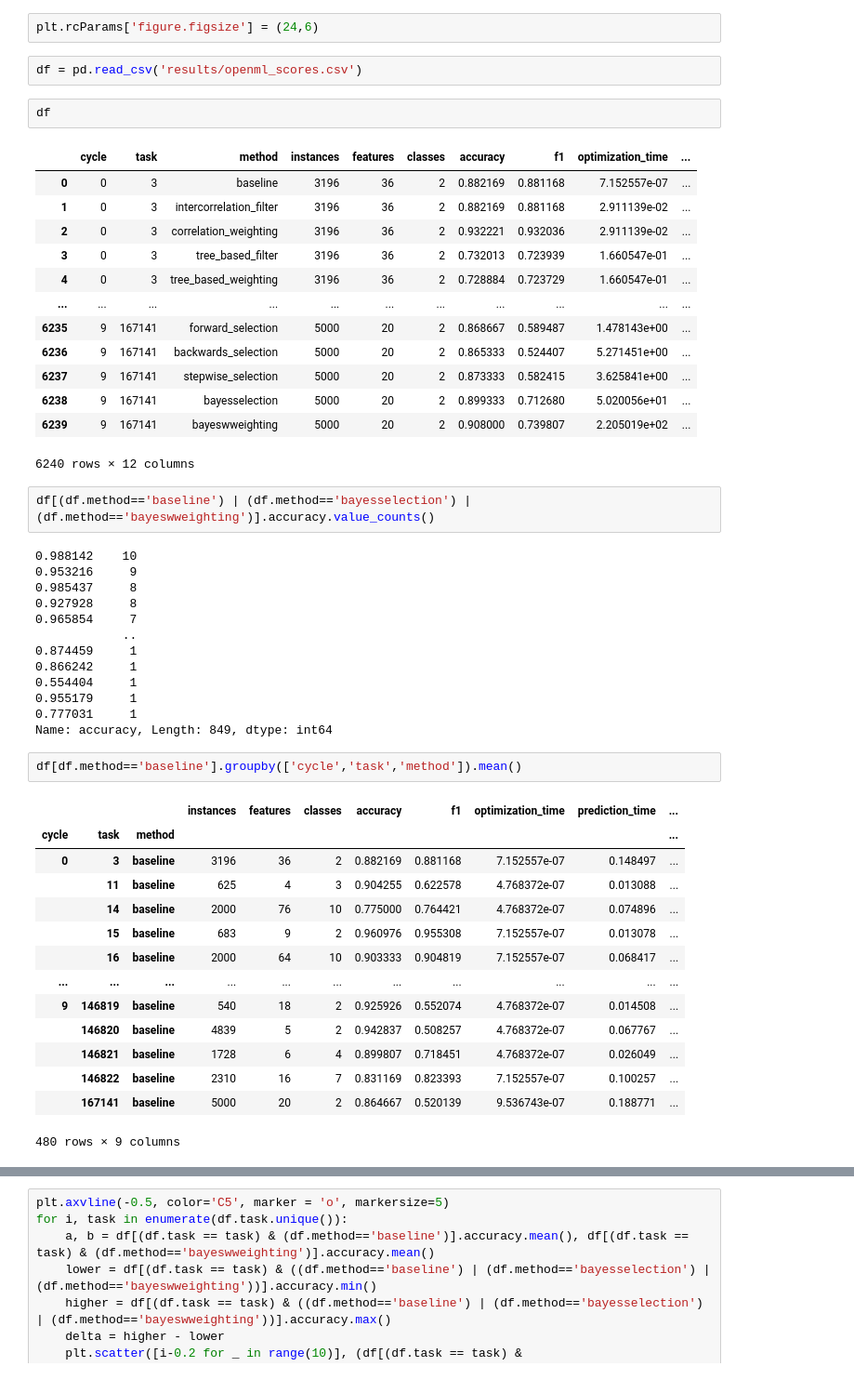
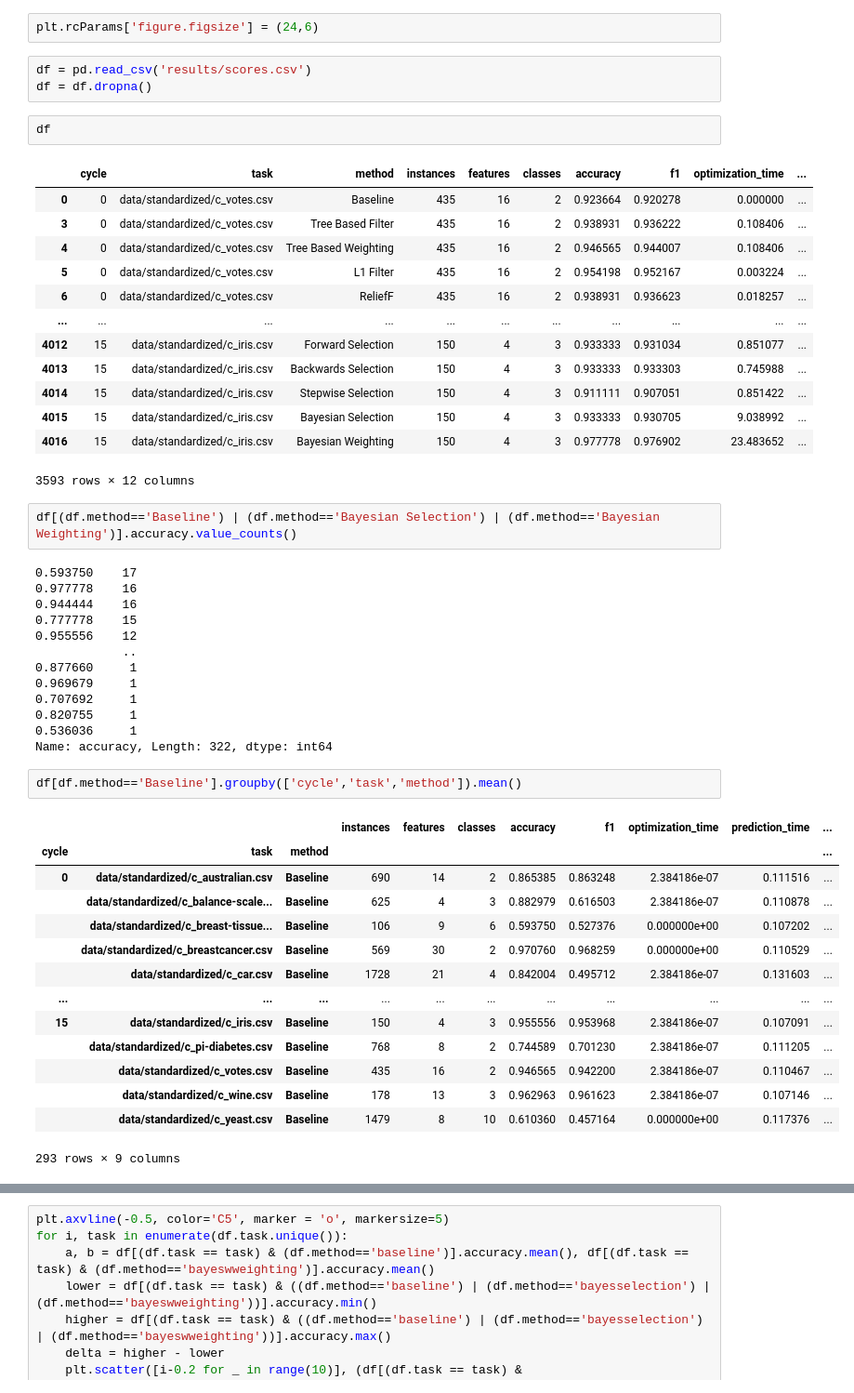
Before and after one commit to nvsclub/FeatureWeightingWithOptuna, a Jupyter notebook: test.ipynb, the cells around one changed output, grey strips where cells are left out. Shown at 93% size. Cells and saved outputs as stored; diff of their text form.

```diff
--- a/test.ipynb
+++ b/test.ipynb
@@ -5,55 +5,56 @@ import numpy as np
 # %%
 plt.rcParams['figure.figsize'] = (24,6)
 # %%
-df = pd.read_csv('results/openml_scores.csv')
+df = pd.read_csv('results/scores.csv')
+df = df.dropna()
 # %%
 df
 # %% [output]
 |  | cycle | task | method | instances | features | classes | accuracy | f1 | optimization_time | ... |
-| 0 | 0 | 3 | baseline | 3196 | 36 | 2 | 0.882169 | 0.881168 | 7.152557e-07 | ... |
-| 1 | 0 | 3 | intercorrelation_filter | 3196 | 36 | 2 | 0.882169 | 0.881168 | 2.911139e-02 | ... |
-| 2 | 0 | 3 | correlation_weighting | 3196 | 36 | 2 | 0.932221 | 0.932036 | 2.911139e-02 | ... |
-| 3 | 0 | 3 | tree_based_filter | 3196 | 36 | 2 | 0.732013 | 0.723939 | 1.660547e-01 | ... |
-| 4 | 0 | 3 | tree_based_weighting | 3196 | 36 | 2 | 0.728884 | 0.723729 | 1.660547e-01 | ... |
+| 0 | 0 | data/standardized/c_votes.csv | Baseline | 435 | 16 | 2 | 0.923664 | 0.920278 | 0.000000 | ... |
+| 3 | 0 | data/standardized/c_votes.csv | Tree Based Filter | 435 | 16 | 2 | 0.938931 | 0.936222 | 0.108406 | ... |
+| 4 | 0 | data/standardized/c_votes.csv | Tree Based Weighting | 435 | 16 | 2 | 0.946565 | 0.944007 | 0.108406 | ... |
+| 5 | 0 | data/standardized/c_votes.csv | L1 Filter | 435 | 16 | 2 | 0.954198 | 0.952167 | 0.003224 | ... |
+| 6 | 0 | data/standardized/c_votes.csv | ReliefF | 435 | 16 | 2 | 0.938931 | 0.936623 | 0.018257 | ... |
 | ... | ... | ... | ... | ... | ... | ... | ... | ... | ... | ... |
-| 6235 | 9 | 167141 | forward_selection | 5000 | 20 | 2 | 0.868667 | 0.589487 | 1.478143e+00 | ... |
-| 6236 | 9 | 167141 | backwards_selection | 5000 | 20 | 2 | 0.865333 | 0.524407 | 5.271451e+00 | ... |
-| 6237 | 9 | 167141 | stepwise_selection | 5000 | 20 | 2 | 0.873333 | 0.582415 | 3.625841e+00 | ... |
-| 6238 | 9 | 167141 | bayesselection | 5000 | 20 | 2 | 0.899333 | 0.712680 | 5.020056e+01 | ... |
-| 6239 | 9 | 167141 | bayeswweighting | 5000 | 20 | 2 | 0.908000 | 0.739807 | 2.205019e+02 | ... |
+| 4012 | 15 | data/standardized/c_iris.csv | Forward Selection | 150 | 4 | 3 | 0.933333 | 0.931034 | 0.851077 | ... |
+| 4013 | 15 | data/standardized/c_iris.csv | Backwards Selection | 150 | 4 | 3 | 0.933333 | 0.933303 | 0.745988 | ... |
+| 4014 | 15 | data/standardized/c_iris.csv | Stepwise Selection | 150 | 4 | 3 | 0.911111 | 0.907051 | 0.851422 | ... |
+| 4015 | 15 | data/standardized/c_iris.csv | Bayesian Selection | 150 | 4 | 3 | 0.933333 | 0.930705 | 9.038992 | ... |
+| 4016 | 15 | data/standardized/c_iris.csv | Bayesian Weighting | 150 | 4 | 3 | 0.977778 | 0.976902 | 23.483652 | ... |
-6240 rows × 12 columns
+3593 rows × 12 columns
 # %%
-df[(df.method=='baseline') | (df.method=='bayesselection') | (df.method=='bayeswweighting')].accuracy.value_counts()
+df[(df.method=='Baseline') | (df.method=='Bayesian Selection') | (df.method=='Bayesian Weighting')].accuracy.value_counts()
 # %% [output]
-0.988142    10
-0.953216     9
-0.985437     8
-0.927928     8
-0.965854     7
+0.593750    17
+0.977778    16
+0.944444    16
+0.777778    15
+0.955556    12
             ..
-0.874459     1
-0.866242     1
-0.554404     1
-0.955179     1
-0.777031     1
-Name: accuracy, Length: 849, dtype: int64
+0.877660     1
+0.969679     1
+0.707692     1
+0.820755     1
+0.536036     1
+Name: accuracy, Length: 322, dtype: int64
 # %%
-df[df.method=='baseline'].groupby(['cycle','task','method']).mean()
+df[df.method=='Baseline'].groupby(['cycle','task','method']).mean()
 # %% [output]
 |  |  |  | instances | features | classes | accuracy | f1 | optimization_time | prediction_time | ... |
 | cycle | task | method |  |  |  |  |  |  |  | ... |
-| 0 | 3 | baseline | 3196 | 36 | 2 | 0.882169 | 0.881168 | 7.152557e-07 | 0.148497 | ... |
-|  | 11 | baseline | 625 | 4 | 3 | 0.904255 | 0.622578 | 4.768372e-07 | 0.013088 | ... |
-|  | 14 | baseline | 2000 | 76 | 10 | 0.775000 | 0.764421 | 4.768372e-07 | 0.074896 | ... |
-|  | 15 | baseline | 683 | 9 | 2 | 0.960976 | 0.955308 | 7.152557e-07 | 0.013078 | ... |
-|  | 16 | baseline | 2000 | 64 | 10 | 0.903333 | 0.904819 | 7.152557e-07 | 0.068417 | ... |
+| 0 | data/standardized/c_australian.csv | Baseline | 690 | 14 | 2 | 0.865385 | 0.863248 | 2.384186e-07 | 0.111516 | ... |
+|  | data/standardized/c_balance-scale... | Baseline | 625 | 4 | 3 | 0.882979 | 0.616503 | 2.384186e-07 | 0.110878 | ... |
+|  | data/standardized/c_breast-tissue... | Baseline | 106 | 9 | 6 | 0.593750 | 0.527376 | 0.000000e+00 | 0.107202 | ... |
+|  | data/standardized/c_breastcancer.csv | Baseline | 569 | 30 | 2 | 0.970760 | 0.968259 | 0.000000e+00 | 0.110529 | ... |
+|  | data/standardized/c_car.csv | Baseline | 1728 | 21 | 4 | 0.842004 | 0.495712 | 2.384186e-07 | 0.131603 | ... |
 | ... | ... | ... | ... | ... | ... | ... | ... | ... | ... | ... |
-| 9 | 146819 | baseline | 540 | 18 | 2 | 0.925926 | 0.552074 | 4.768372e-07 | 0.014508 | ... |
-|  | 146820 | baseline | 4839 | 5 | 2 | 0.942837 | 0.508257 | 4.768372e-07 | 0.067767 | ... |
-|  | 146821 | baseline | 1728 | 6 | 4 | 0.899807 | 0.718451 | 4.768372e-07 | 0.026049 | ... |
-|  | 146822 | baseline | 2310 | 16 | 7 | 0.831169 | 0.823393 | 7.152557e-07 | 0.100257 | ... |
-|  | 167141 | baseline | 5000 | 20 | 2 | 0.864667 | 0.520139 | 9.536743e-07 | 0.188771 | ... |
+| 15 | data/standardized/c_iris.csv | Baseline | 150 | 4 | 3 | 0.955556 | 0.953968 | 2.384186e-07 | 0.107091 | ... |
+|  | data/standardized/c_pi-diabetes.csv | Baseline | 768 | 8 | 2 | 0.744589 | 0.701230 | 2.384186e-07 | 0.111205 | ... |
+|  | data/standardized/c_votes.csv | Baseline | 435 | 16 | 2 | 0.946565 | 0.942200 | 2.384186e-07 | 0.110467 | ... |
+|  | data/standardized/c_wine.csv | Baseline | 178 | 13 | 3 | 0.962963 | 0.961623 | 2.384186e-07 | 0.107146 | ... |
+|  | data/standardized/c_yeast.csv | Baseline | 1479 | 8 | 10 | 0.610360 | 0.457164 | 0.000000e+00 | 0.117376 | ... |
-480 rows × 9 columns
+293 rows × 9 columns
 # %%
 for i, task in enumerate(df.task.unique()):
     plt.scatter([i - 0.2 for _ in range(10)], df[(df.task == task) & (df.method=='baseline')].accuracy, c='C0', alpha=0.5)
```
Also changed, not shown: parts of 8 cells of this notebook, 3 other files.
